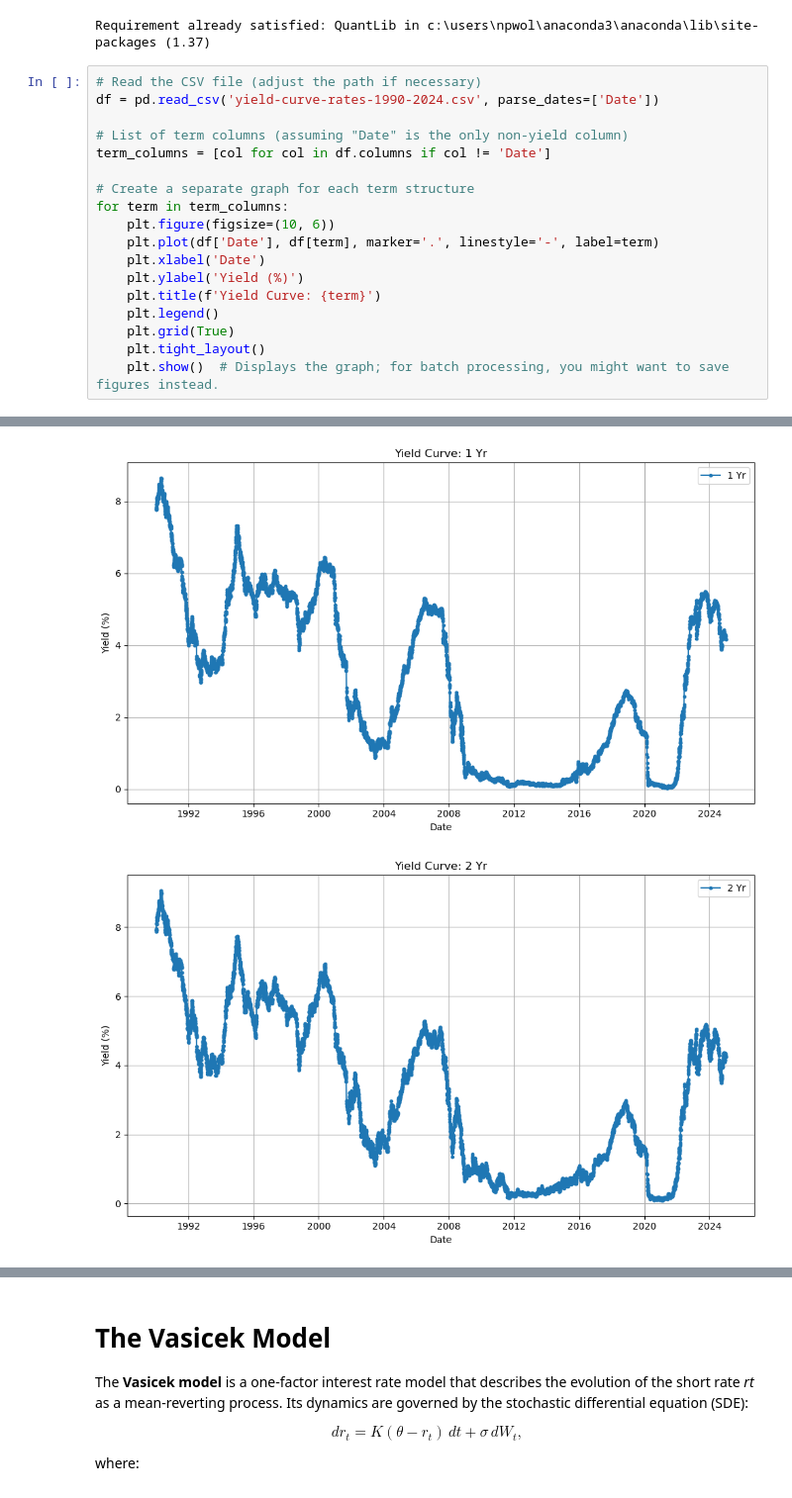
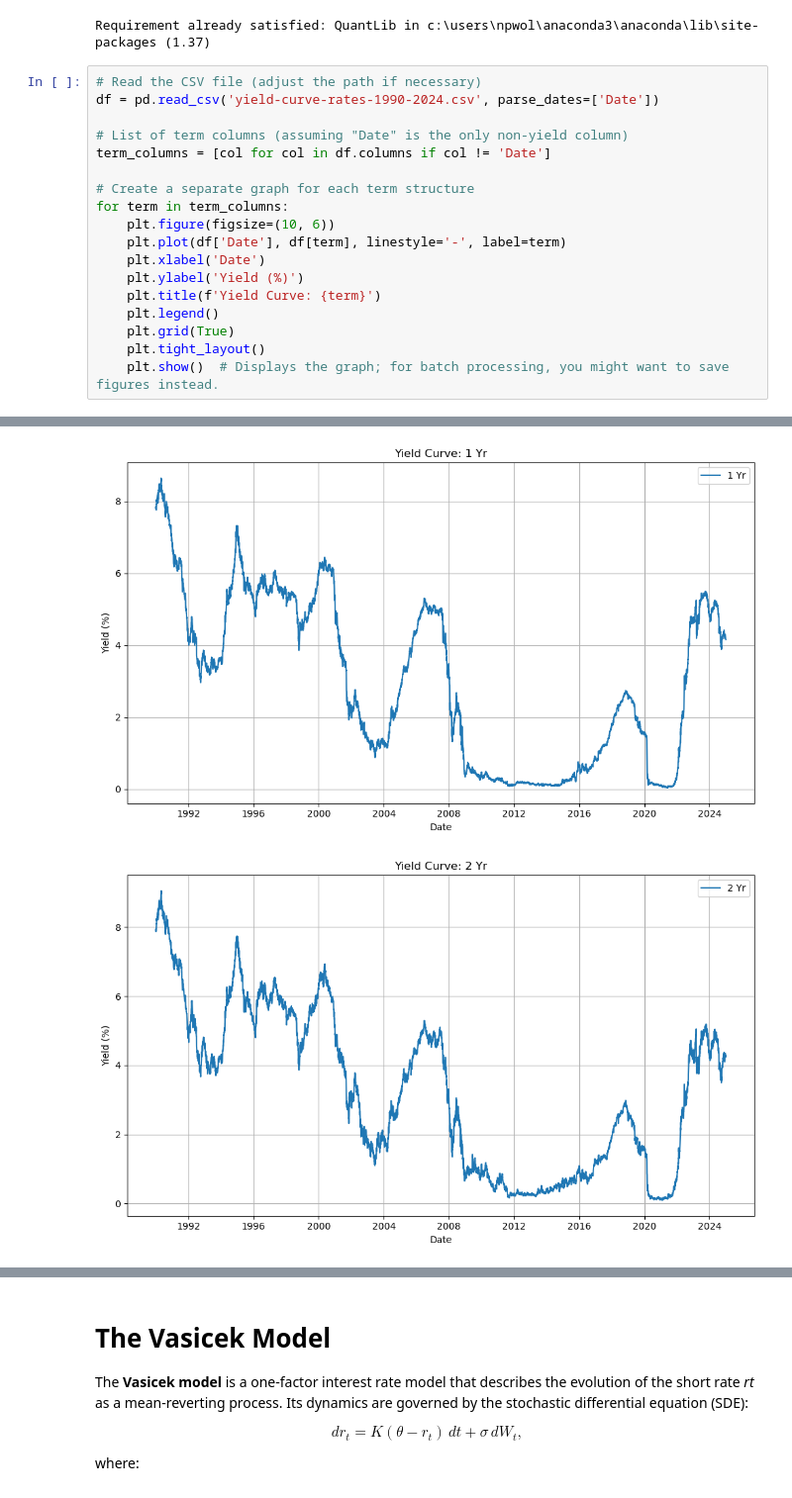
Before and after one commit to GuardsGuards/Bond-Tool-and-Interest-Rate-Estimator, a Jupyter notebook: Capital Markets & Risk/Jupyter.ipynb, the cells around one changed output, grey strips where cells are left out. Shown at 99% size. Drawn from its saved outputs; the diff is of its cells as text.

```diff
--- a/Capital Markets & Risk/Jupyter.ipynb
+++ b/Capital Markets & Risk/Jupyter.ipynb
@@ -17,7 +17,7 @@ term_columns = [col for col in df.columns if col != 'Date']
 # Create a separate graph for each term structure
 for term in term_columns:
     plt.figure(figsize=(10, 6))
-    plt.plot(df['Date'], df[term], marker='.', linestyle='-', label=term)
+    plt.plot(df['Date'], df[term], linestyle='-', label=term)
     plt.xlabel('Date')
     plt.ylabel('Yield (%)')
     plt.title(f'Yield Curve: {term}')
@@ -34,2 +34,2 @@ for term in term_columns:
-[figure, old version]
+[figure, new version]
-[figure, old version]
+[figure, new version]
```
Also changed, not shown: parts of 19 cells of this notebook.
